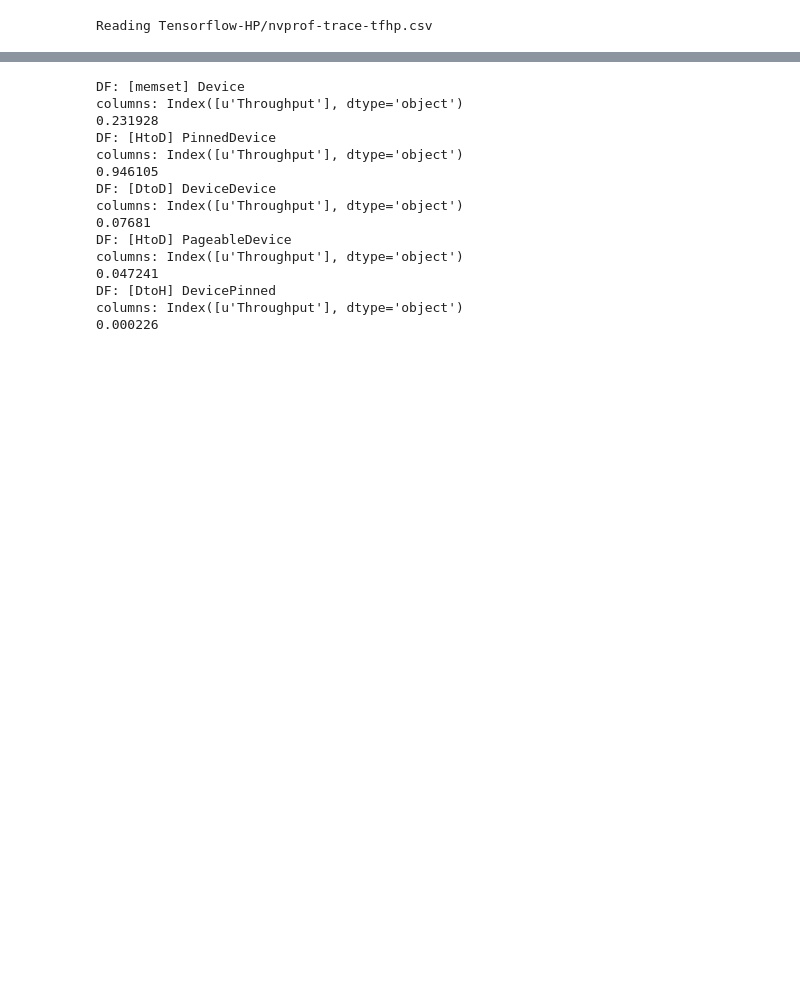
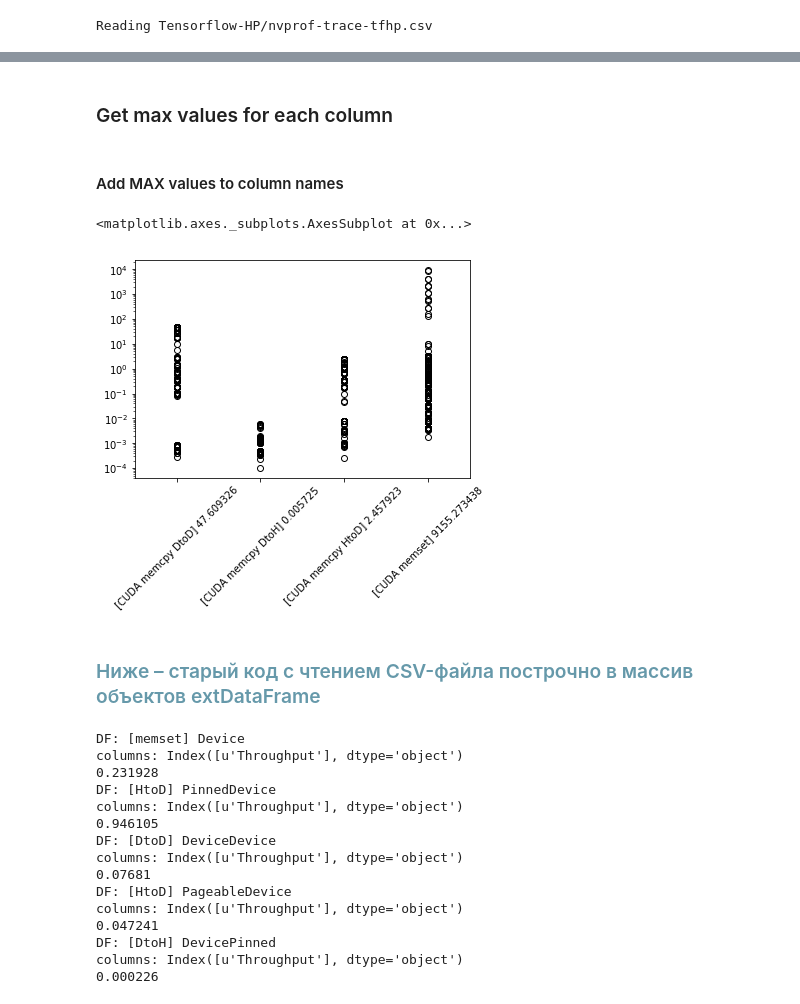
Before and after one commit to pyotr777/mlbenchmarks, a Jupyter notebook: plot traces resample.ipynb, the cells around one changed output, grey strips where cells are left out. Cells and saved outputs as stored; diff of their text form; code cells hidden in the pictures; blank space fills up the shorter version.

Commit message:
Use native pandas approach to reading CSV-file and parsing DataFrames.

```diff
--- a/plot traces resample.ipynb
+++ b/plot traces resample.ipynb
@@ -73,0 +167,3 @@ Reading Tensorflow-HP/nvprof-trace-tfhp.csv
+# %%
+df_throughtput_mem = df_throughput.filter(regex='\[CUDA.*')
+df_throughtput_mem.iloc[:10]
@@ -74,3 +183,23 @@ Reading Tensorflow-HP/nvprof-trace-tfhp.csv
+# %% [markdown]
+### Get max values for each column
+# %%
+cols = len(df_throughtput_mem.columns)
+# %% [markdown]
+#### Add MAX values to column names
+# %%
+col_names = []
+for i in range(0,cols):
+    col_names.append(df_throughtput_mem.columns[i]+" " +str(df_throughtput_mem.iloc[:,i].max()))
+# %%
+df_throughtput_mem.columns = col_names
+# %%
+df_throughtput_mem.plot.box(logy = True, rot=45)
+# %% [output]
+<matplotlib.axes._subplots.AxesSubplot at 0x...>
+[figure, added]
+# %% [markdown]
+
+<h3 style="margin:70px 0 25px 0; color:#69a">Ниже – старый код с чтением CSV-файла построчно в массив объектов extDataFrame</h3>
 # %%
 dataframes = [] # Array of DataFrames class instances
 subplots = 2
```
Also changed, not shown: parts of 12 cells of this notebook.
